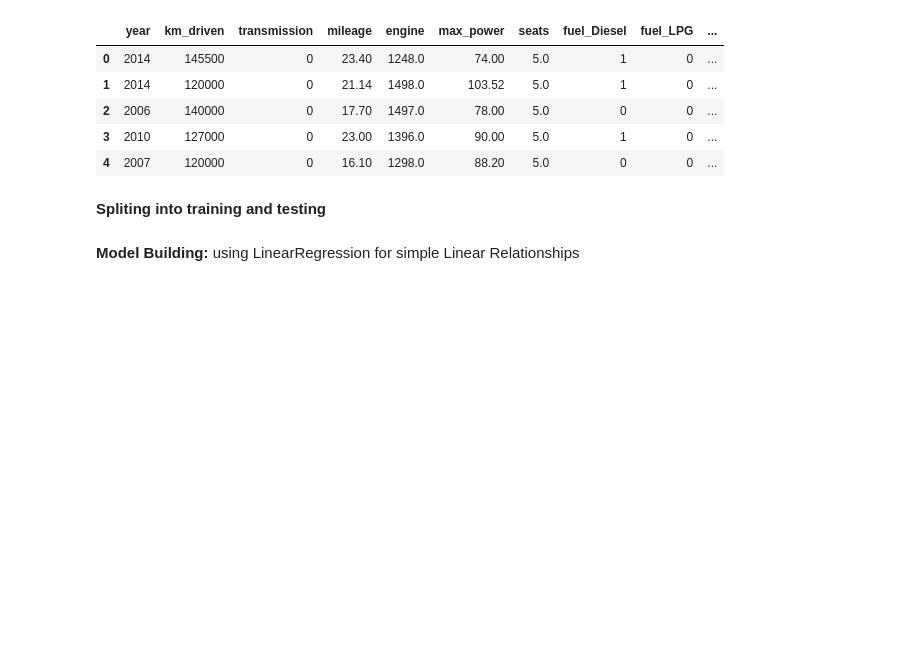
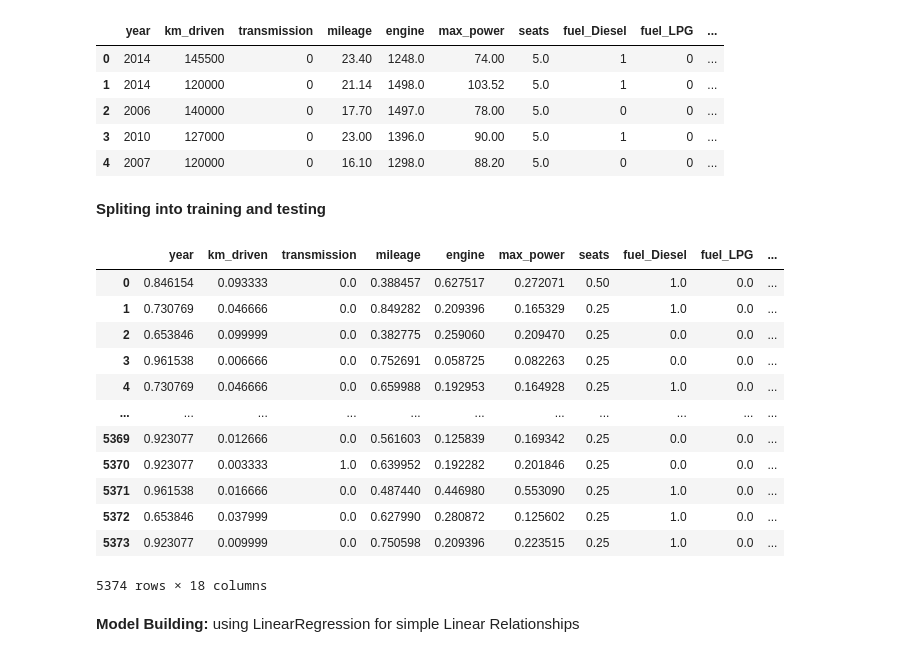
Before and after one commit to Love1117/Machine_learning-Projects, a Jupyter notebook: Machine_Learning Project/01_Supervised- Machine Learning/01_Linear_Regression/Car_price_prediction/Car_price_prediction1.ipynb, the cells around one changed output. Drawn from its saved outputs; the diff is of its cells as text; code cells hidden in the pictures; blank space fills up the shorter version.

```diff
--- a/Machine_Learning Project/01_Supervised- Machine Learning/01_Linear_Regression/Car_price_prediction/Car_price_prediction1.ipynb
+++ b/Machine_Learning Project/01_Supervised- Machine Learning/01_Linear_Regression/Car_price_prediction/Car_price_prediction1.ipynb
@@ -146,12 +146,28 @@ x.head()
 # %%
 from sklearn.model_selection import train_test_split
 x_train, x_test, y_train, y_test = train_test_split(x, y, test_size=0.2, random_state=91)
 
 # Normalizing features using MinMaxScaler
 from sklearn.preprocessing import MinMaxScaler
 scale = MinMaxScaler()
-x_train = pd.DataFrame(scale.fit_transform(x_train))
-x_test = pd.DataFrame(scale.fit_transform(x_test))
+x_train = pd.DataFrame(scale.fit_transform(x_train),columns=x.columns)
+x_test = pd.DataFrame(scale.fit_transform(x_test), columns= x.columns)
+
+x_train
+# %% [output]
+|  | year | km_driven | transmission | mileage | engine | max_power | seats | fuel_Diesel | fuel_LPG | ... |
+| 0 | 0.846154 | 0.093333 | 0.0 | 0.388457 | 0.627517 | 0.272071 | 0.50 | 1.0 | 0.0 | ... |
+| 1 | 0.730769 | 0.046666 | 0.0 | 0.849282 | 0.209396 | 0.165329 | 0.25 | 1.0 | 0.0 | ... |
+| 2 | 0.653846 | 0.099999 | 0.0 | 0.382775 | 0.259060 | 0.209470 | 0.25 | 0.0 | 0.0 | ... |
+| 3 | 0.961538 | 0.006666 | 0.0 | 0.752691 | 0.058725 | 0.082263 | 0.25 | 0.0 | 0.0 | ... |
+| 4 | 0.730769 | 0.046666 | 0.0 | 0.659988 | 0.192953 | 0.164928 | 0.25 | 1.0 | 0.0 | ... |
+| ... | ... | ... | ... | ... | ... | ... | ... | ... | ... | ... |
+| 5369 | 0.923077 | 0.012666 | 0.0 | 0.561603 | 0.125839 | 0.169342 | 0.25 | 0.0 | 0.0 | ... |
+| 5370 | 0.923077 | 0.003333 | 1.0 | 0.639952 | 0.192282 | 0.201846 | 0.25 | 0.0 | 0.0 | ... |
+| 5371 | 0.961538 | 0.016666 | 0.0 | 0.487440 | 0.446980 | 0.553090 | 0.25 | 1.0 | 0.0 | ... |
+| 5372 | 0.653846 | 0.037999 | 0.0 | 0.627990 | 0.280872 | 0.125602 | 0.25 | 1.0 | 0.0 | ... |
+| 5373 | 0.923077 | 0.009999 | 0.0 | 0.750598 | 0.209396 | 0.223515 | 0.25 | 1.0 | 0.0 | ... |
+5374 rows × 18 columns
 # %% [markdown]
 **Model Building:** using LinearRegression for simple Linear Relationships
 # %%
```
Also changed, not shown: parts of 1 cell of this notebook.
